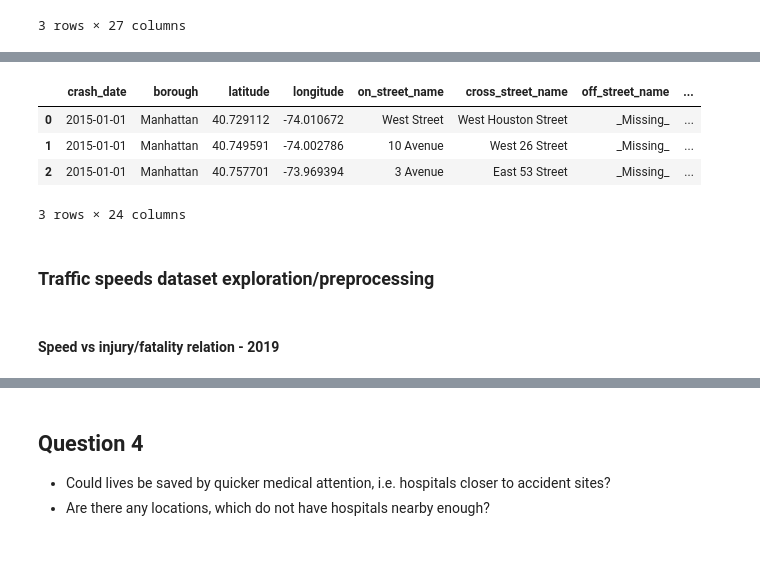
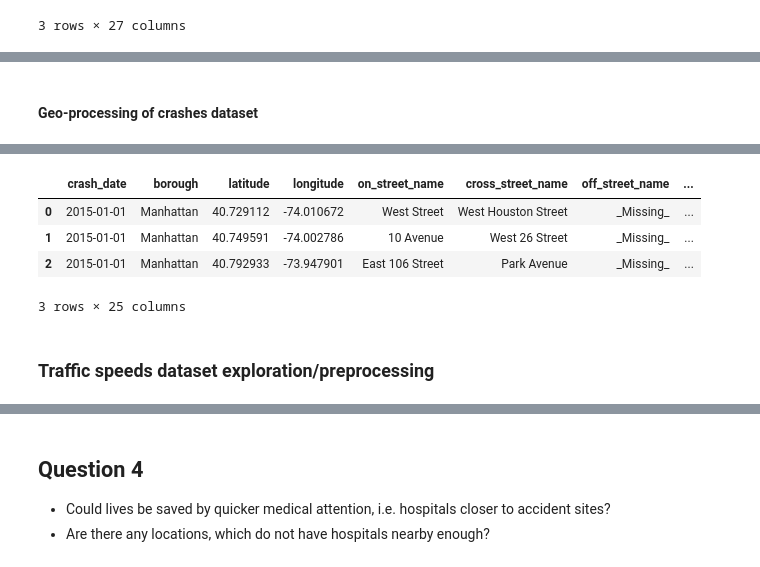
Before and after one commit to amitj1jan/MileStone-I-MADS-Course, a Jupyter notebook: SIADS592.ipynb, the cells around one changed output, grey strips where cells are left out. Drawn from its saved outputs; the diff is of its cells as text; code cells hidden in the pictures.

```diff
--- a/SIADS592.ipynb
+++ b/SIADS592.ipynb
@@ -34,7 +38,7 @@ datasets_and_uris[MOTOR_VEHICLE_COLLISIONS_VEHICLES] = 'https://data.cityofnewyo
 datasets_and_uris[TRAFFIC_VOLUME_COUNTS] = 'https://data.cityofnewyork.us/api/views/ertz-hr4r/rows.csv?accessType=DOWNLOAD'
 datasets_and_uris[LINK_INFO] = 'https://data.beta.nyc/dataset/e8facf61-2bb1-49e0-9128-5a8797b214c8/resource/1384aa3a-b7e2-4c28-9b5e-2808a07a7193/download/linkinfo.csv'
 
-ASSETS_PATH = 'input'
+ASSETS_PATH = 'input/'
 # %% [markdown]
 ## Required packages
 # %%
@@ -860,3 +1028,5 @@ plt.show()
+# %% [markdown]
+#### Geo-processing of crashes dataset
 # %%
 crashes_gdf = geo_preprocessing(crashes)
 # del crashes
@@ -881,10 +1051,10 @@ def get_linkInfo(row, linkinfo):
             return(linkId)
     return(None)
 
-# crashes_gdf['linkId'] = crashes_gdf.progress_apply(lambda x: get_linkInfo(x, linkinfo_df), axis=1)
+crashes_gdf['linkId'] = crashes_gdf.progress_apply(lambda x: get_linkInfo(x, linkinfo_df), axis=1)
 
-# crashes_gdf = crashes_gdf.dropna(subset=['linkId'])
-# crashes_gdf['linkId'] = crashes_gdf['linkId'].astype('int32')
+crashes_gdf = crashes_gdf.dropna(subset=['linkId'])
+crashes_gdf['linkId'] = crashes_gdf['linkId'].astype('int32')
 crashes_gdf = crashes_gdf.sort_values(by='date').reset_index(drop=True)
 crashes_gdf.head(3)
 # %% [output]
@@ -893,8 +1063,8 @@ Wall time: 242 ms
 |  | crash_date | borough | latitude | longitude | on_street_name | cross_street_name | off_street_name | ... |
 | 0 | 2015-01-01 | Manhattan | 40.729112 | -74.010672 | West Street | West Houston Street | _Missing_ | ... |
 | 1 | 2015-01-01 | Manhattan | 40.749591 | -74.002786 | 10 Avenue | West 26 Street | _Missing_ | ... |
-| 2 | 2015-01-01 | Manhattan | 40.757701 | -73.969394 | 3 Avenue | East 53 Street | _Missing_ | ... |
+| 2 | 2015-01-01 | Manhattan | 40.792933 | -73.947901 | East 106 Street | Park Avenue | _Missing_ | ... |
-3 rows × 24 columns
+3 rows × 25 columns
 # %% [markdown]
 ### Traffic speeds dataset exploration/preprocessing
 # %%
@@ -953,5 +1123,3 @@ def multiline_plot(data, category, num_col, title='', xlabel=''):
     plt.show()
 
 bins = [-np.inf] + [num for num in range(0, 140, 5)]
-# %% [markdown]
-#### Speed vs injury/fatality relation - 2019
```
Also changed, not shown: parts of 175 cells of this notebook.
